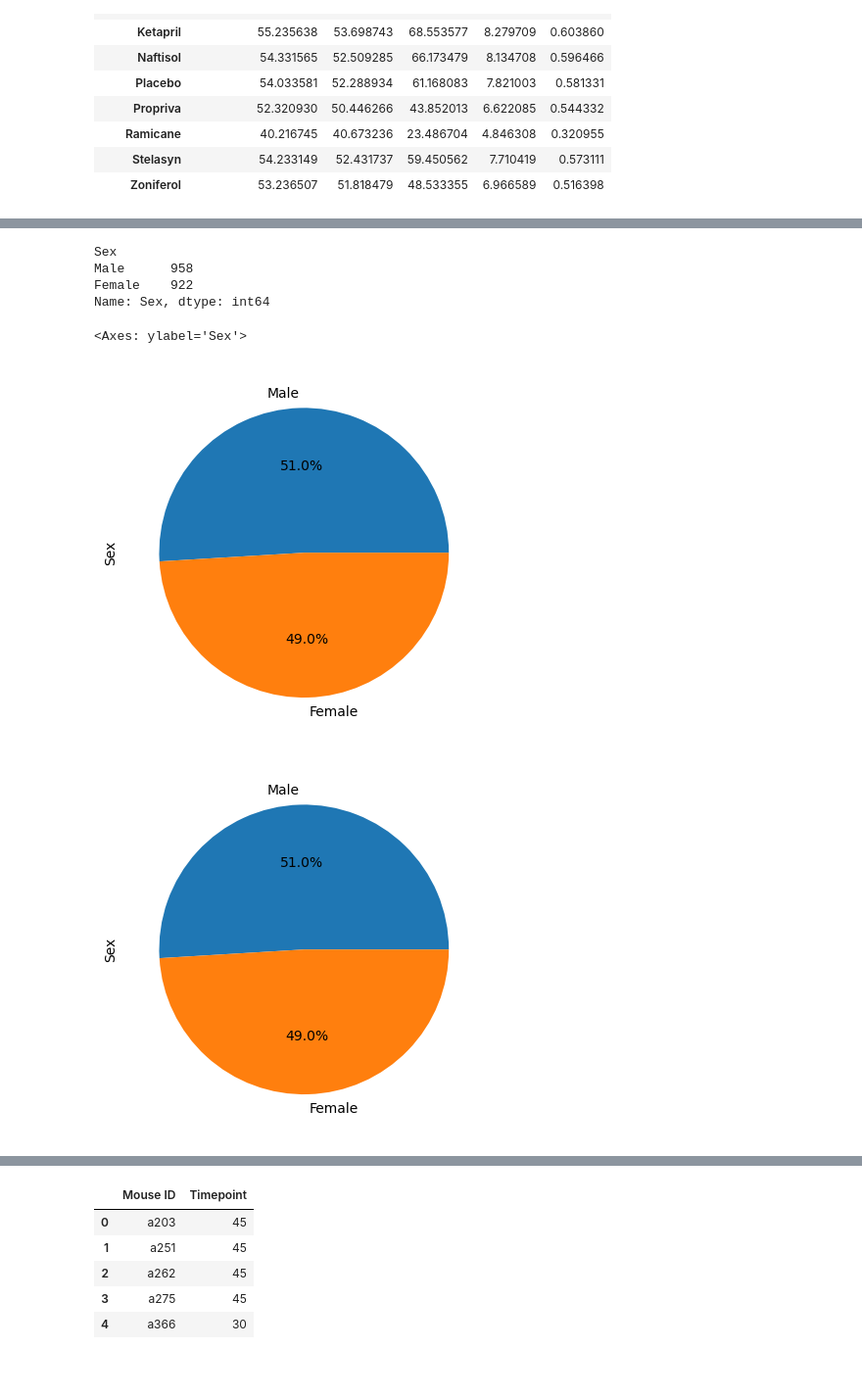
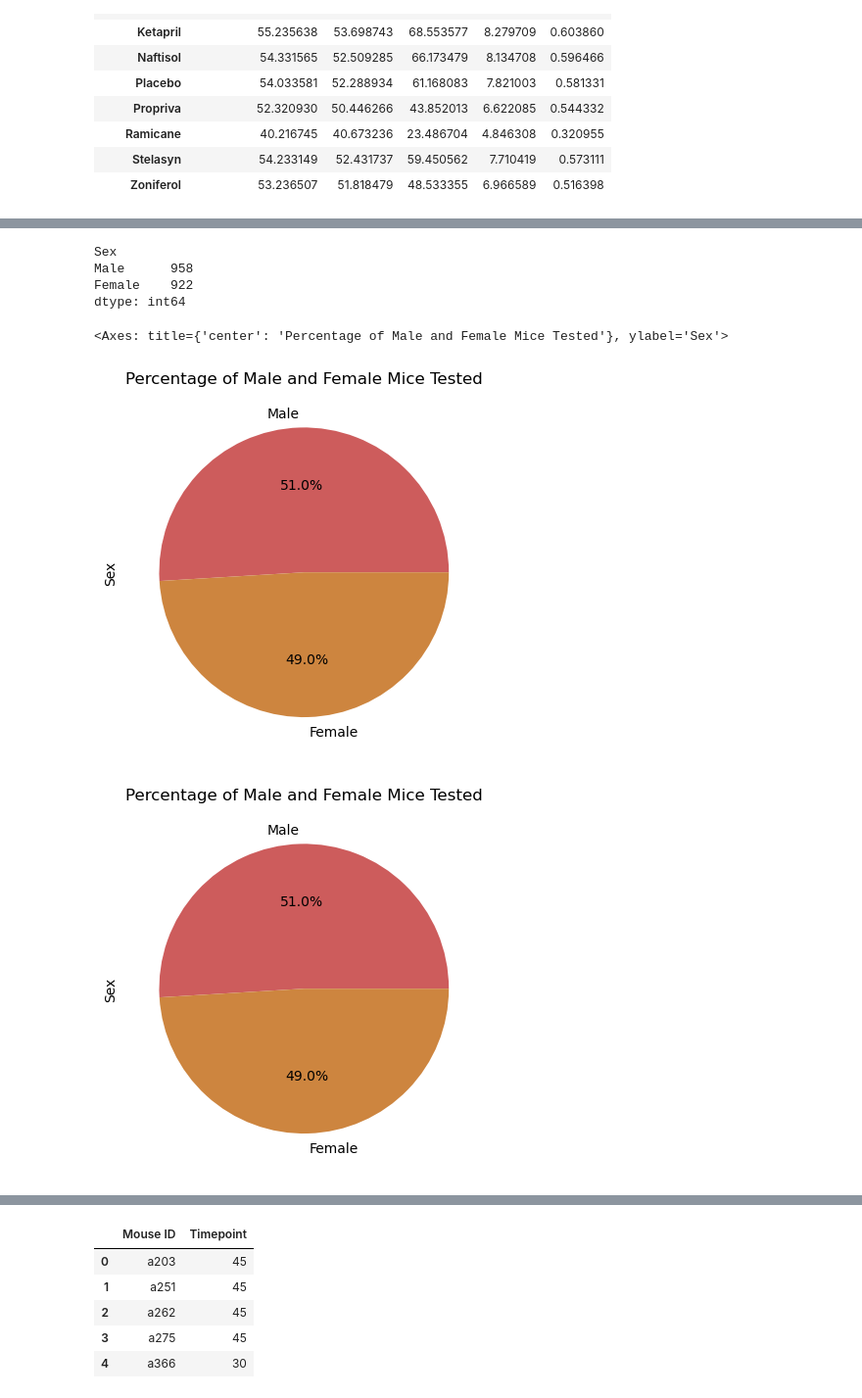
Before and after one commit to tsbarr/matplotlib-challenge, a Jupyter notebook: Pymaceuticals/pymaceuticals_analysis_tsbarr.ipynb, the cells around one changed output, grey strips where cells are left out. Shown at 98% size. Cells and saved outputs as stored; diff of their text form; code cells hidden in the pictures; blank space fills up the shorter version.

Commit message:
format figures, add md details

```diff
--- a/Pymaceuticals/pymaceuticals_analysis_tsbarr.ipynb
+++ b/Pymaceuticals/pymaceuticals_analysis_tsbarr.ipynb
@@ -103,7 +137,7 @@ all_data.loc[all_data['Mouse ID'] == 'g989']
 | 1592 | g989 | 35 | 62.570880 | 2 | Propriva | Female | 21 | ... |
 # %%
 # Create a clean DataFrame by dropping the duplicate mouse by its ID.
-clean_data = all_data.loc[all_data['Mouse ID'] != 'g989']
+clean_data = all_data.copy().loc[all_data['Mouse ID'] != 'g989']
 clean_data.head()
 # %% [output]
 |  | Mouse ID | Timepoint | Tumor Volume (mm3) | Metastatic Sites | Drug Regimen | Sex | Age_months | ... |
@@ -200,7 +260,7 @@ plt.show()
 # %%
 counts_by_sex = (clean_data
-    .groupby('Sex')['Sex']
-    .count()
+    .groupby('Sex')
+    .size()
     .sort_values(ascending=False)
 )
 counts_by_sex
@@ -208,28 +268,35 @@ counts_by_sex
 Sex
 Male      958
 Female    922
-Name: Sex, dtype: int64
+dtype: int64
+# %%
+# set colors to use in pie chart
+pie_colors = ['indianred', 'peru']
 # %%
 
 # Generate a pie plot showing the distribution of female versus male mice using Pandas
-# based on: https://www.geeksforgeeks.org/how-to-create-pie-chart-from-pandas-dataframe/
 counts_by_sex.plot(
     y='Sex',
+    ylabel='Sex',
+    title='Percentage of Male and Female Mice Tested',
     kind='pie',
-    autopct='%1.1f%%'
+    autopct='%1.1f%%',
+    colors=pie_colors
 )
 # %% [output]
-<Axes: ylabel='Sex'>
+<Axes: title={'center': 'Percentage of Male and Female Mice Tested'}, ylabel='Sex'>
-[figure, old version]
+[figure, new version]
 # %%
 # Generate a pie plot showing the distribution of female versus male mice using pyplot
-# https://matplotlib.org/stable/gallery/pie_and_polar_charts/pie_features.html
 plt.pie(
     counts_by_sex.values,
     labels=counts_by_sex.index,
-    autopct='%1.1f%%'
+    autopct='%1.1f%%',
+    colors=pie_colors
 )
 plt.ylabel('Sex')
+plt.title('Percentage of Male and Female Mice Tested')
+
 plt.show()
 # %% [output]
-[figure, old version]
+[figure, new version]
```
Also changed, not shown: parts of 33 cells of this notebook.
